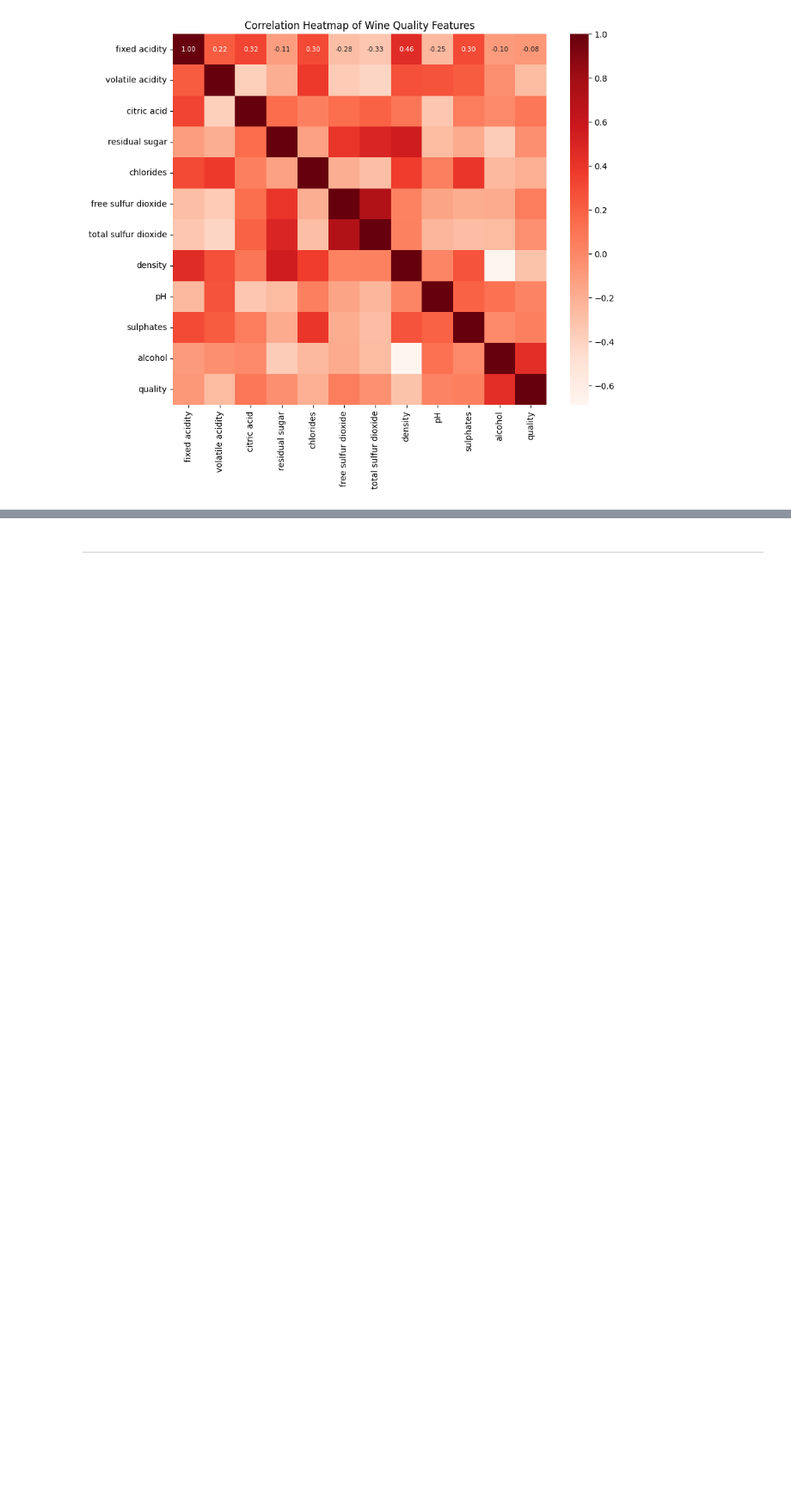
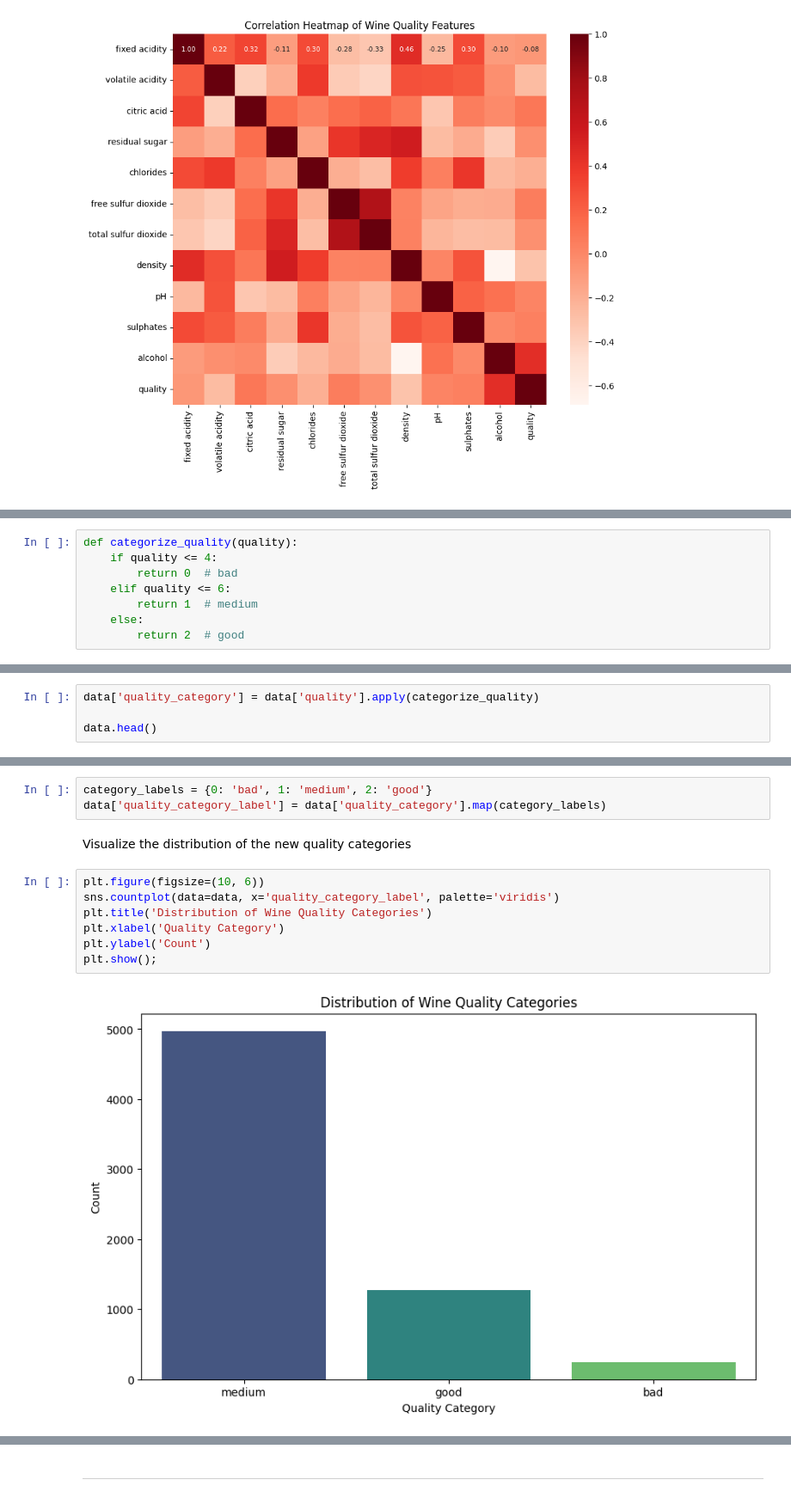
Before and after one commit to 9tomissu/9tomissu, a Jupyter notebook: intro2ds_lab04/HW04.ipynb, the cells around one changed output, grey strips where cells are left out. Shown at 86% size. Cells and saved outputs as stored; diff of their text form; blank space fills up the shorter version.

```diff
--- a/intro2ds_lab04/HW04.ipynb
+++ b/intro2ds_lab04/HW04.ipynb
@@ -159,0 +164,8 @@ plt.show()
+# %%
+def categorize_quality(quality):
+    if quality <= 4:
+        return 0  # bad
+    elif quality <= 6:
+        return 1  # medium
+    else:
+        return 2  # good
@@ -159,0 +174,4 @@ plt.show()
+# %%
+data['quality_category'] = data['quality'].apply(categorize_quality)
+
+data.head()
@@ -160 +185,15 @@ plt.show()
+# %%
+category_labels = {0: 'bad', 1: 'medium', 2: 'good'}
+data['quality_category_label'] = data['quality_category'].map(category_labels)
+# %% [markdown]
+ Visualize the distribution of the new quality categories
+# %%
+plt.figure(figsize=(10, 6))
+sns.countplot(data=data, x='quality_category_label', palette='viridis')
+plt.title('Distribution of Wine Quality Categories')
+plt.xlabel('Quality Category')
+plt.ylabel('Count')
+plt.show();
+# %% [output]
+[figure, added]
 # %% [markdown]
```
Also changed, not shown: parts of 40 cells of this notebook, 1 other file.
